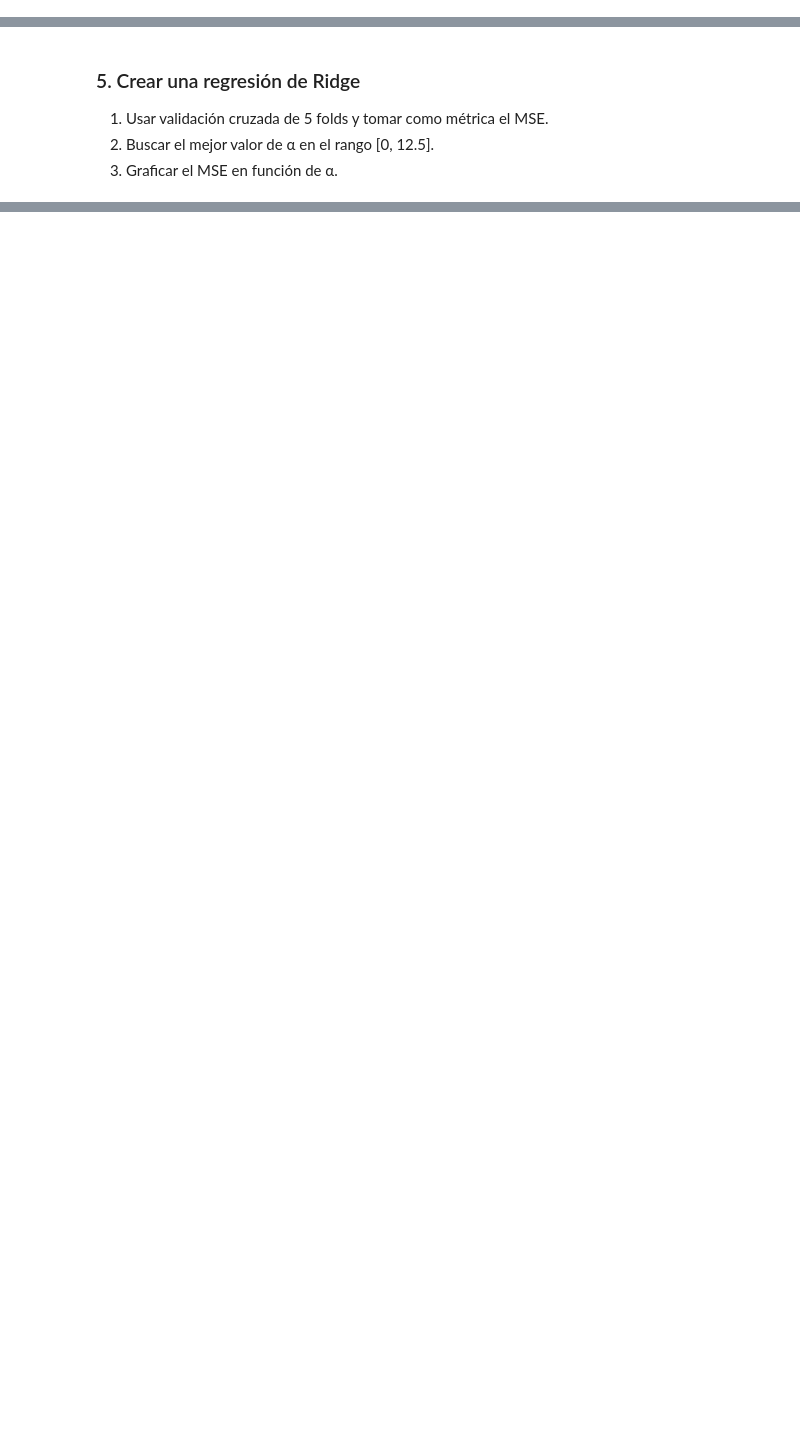
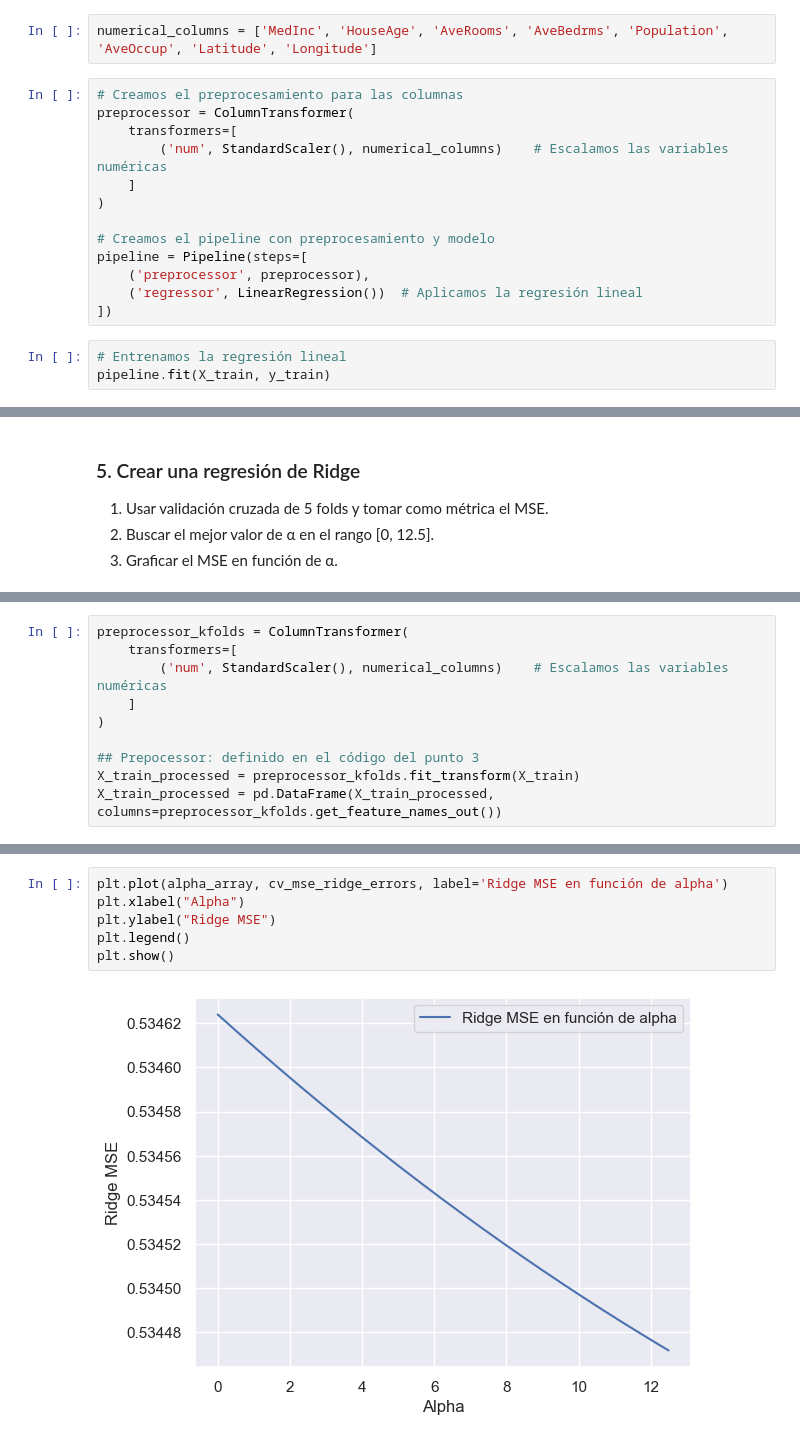
Before and after one commit to gasper-az/intro_ia, a Jupyter notebook: resoluciones_tp/tp_02/resolucion_tp_02.ipynb, the cells around one changed output, grey strips where cells are left out. Cells and saved outputs as stored; diff of their text form; blank space fills up the shorter version.

Commit message:
[TP-02] código base para puntos 3, 4, 5 y 6

```diff
--- a/resoluciones_tp/tp_02/resolucion_tp_02.ipynb
+++ b/resoluciones_tp/tp_02/resolucion_tp_02.ipynb
@@ -210,0 +231,18 @@ for col in df_california.columns:
+# %%
+numerical_columns = ['MedInc', 'HouseAge', 'AveRooms', 'AveBedrms', 'Population', 'AveOccup', 'Latitude', 'Longitude']
+# %%
+# Creamos el preprocesamiento para las columnas
+preprocessor = ColumnTransformer(
+    transformers=[
+        ('num', StandardScaler(), numerical_columns)    # Escalamos las variables numéricas
+    ]
+)
+
+# Creamos el pipeline con preprocesamiento y modelo
+pipeline = Pipeline(steps=[
+    ('preprocessor', preprocessor),
+    ('regressor', LinearRegression())  # Aplicamos la regresión lineal
+])
+# %%
+# Entrenamos la regresión lineal
+pipeline.fit(X_train, y_train)
@@ -223,0 +324,10 @@ for col in df_california.columns:
+# %%
+preprocessor_kfolds = ColumnTransformer(
+    transformers=[
+        ('num', StandardScaler(), numerical_columns)    # Escalamos las variables numéricas
+    ]
+)
+
+## Prepocessor: definido en el código del punto 3
+X_train_processed = preprocessor_kfolds.fit_transform(X_train)
+X_train_processed = pd.DataFrame(X_train_processed, columns=preprocessor_kfolds.get_feature_names_out())
@@ -223,0 +387,8 @@ for col in df_california.columns:
+# %%
+plt.plot(alpha_array, cv_mse_ridge_errors, label='Ridge MSE en función de alpha')
+plt.xlabel("Alpha")
+plt.ylabel("Ridge MSE")
+plt.legend()
+plt.show()
+# %% [output]
+[figure, added]
```
Also changed, not shown: parts of 18 cells of this notebook.
